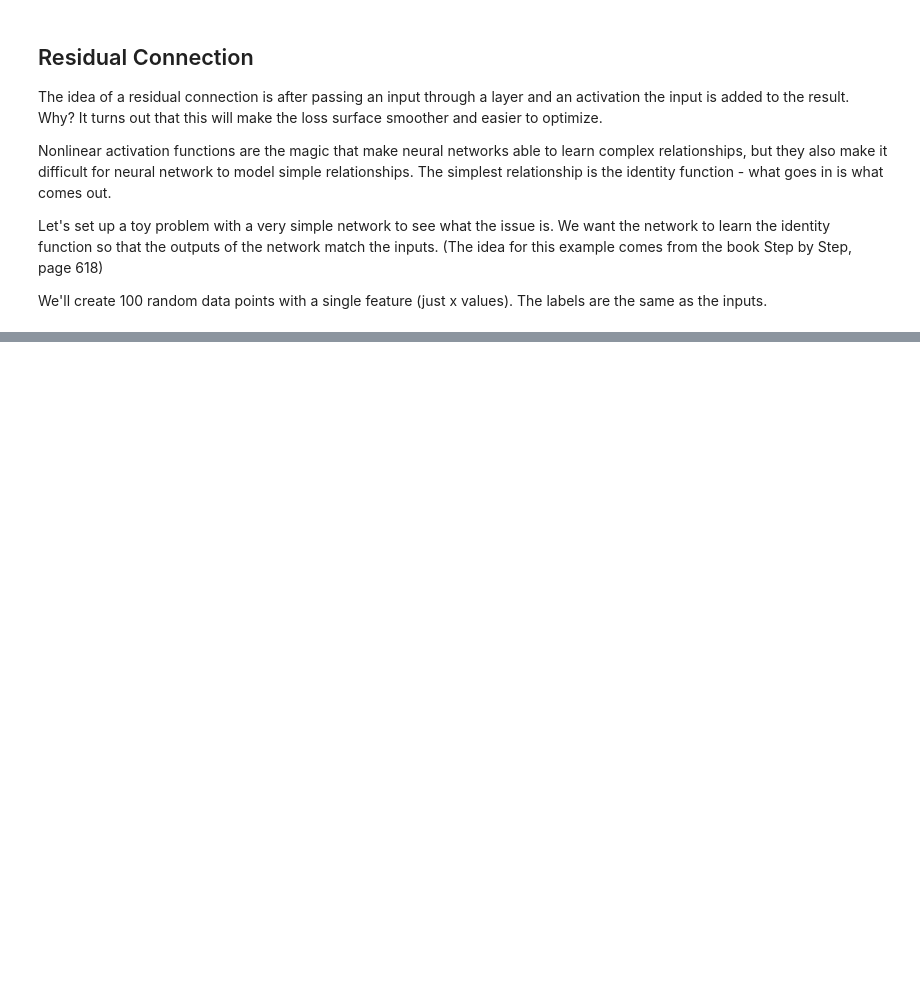
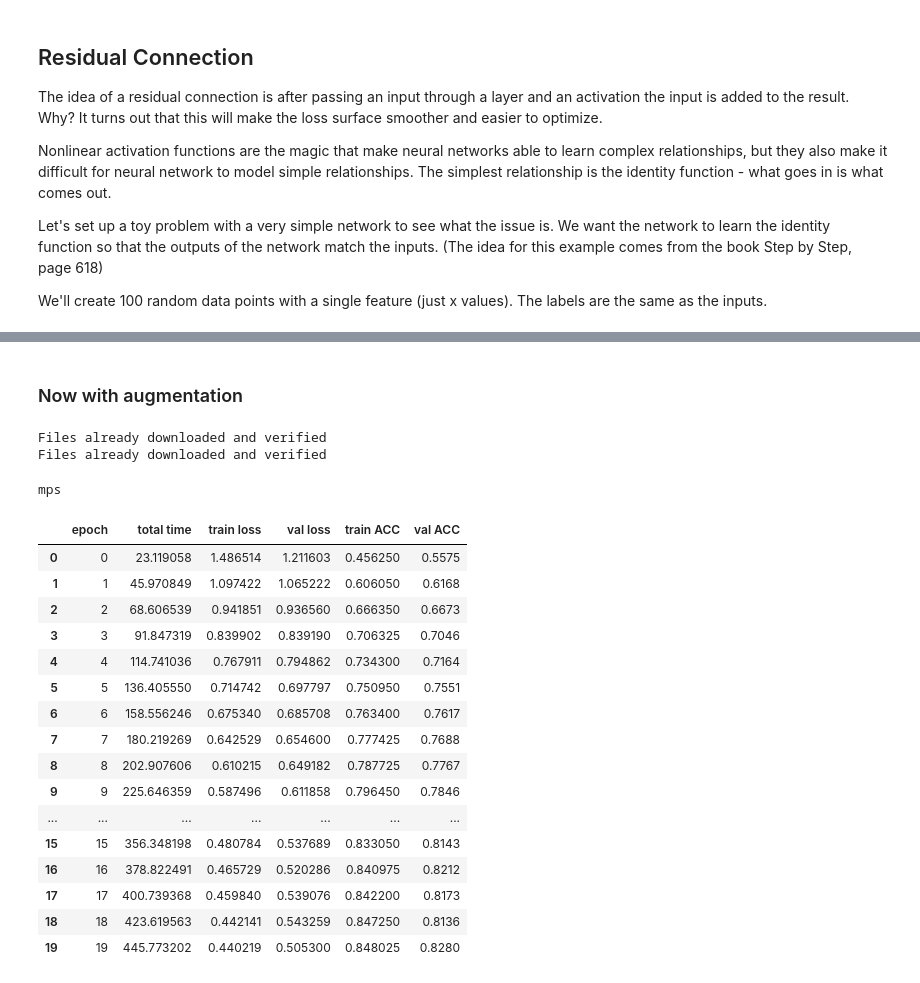
Before and after one commit to nkoranda97/DS776, a Jupyter notebook: Lesson_04/Advanced_NN.ipynb, the cells around one changed output, grey strips where cells are left out. Saved outputs shown, nothing was run; the diff lists cells and outputs as text; code cells hidden in the pictures; blank space fills up the shorter version.

```diff
--- a/Lesson_04/Advanced_NN.ipynb
+++ b/Lesson_04/Advanced_NN.ipynb
@@ -228,0 +409,70 @@ train_network(model,
+# %% [markdown]
+### Now with augmentation
+# %%
+# Mean and Std for CIFAR10 dataset
+mean = (0.4914, 0.4822, 0.4465)
+std = (0.2023, 0.1994, 0.2010)
+
+# Data augmentation and normalization for training
+transform_train = transforms.Compose([
+    transforms.RandomCrop(32, padding=4),
+    transforms.RandomHorizontalFlip(),
+    transforms.ColorJitter(brightness=0.2, contrast=0.2, saturation=0.2, hue=0.1),
+    transforms.ToTensor(),
+    transforms.Normalize(mean=mean, std=std)
+])
+
+# Normalization for testing
+transform_test = transforms.Compose([
+    transforms.ToTensor(),
+    transforms.Normalize(mean=mean, std=std)
+])
+
+train_loader, valid_loader, test_loader = create_CIFAR10_loaders(transform_train, transform_test)
+# %% [output]
+Files already downloaded and verified
+Files already downloaded and verified
+# %%
+model = MiniResNetCIFAR10()
+loss_func = nn.CrossEntropyLoss()
+optimizer = optim.AdamW(model.parameters())  # default lr=0.001, weight_decay=0.01
+
+device = get_device()
+print(device)
+
+ckpt_file = 'models/model_CIFAR10_MiniResNet_augment.pt'
+epochs = 20
+
+score_funcs = {'ACC':accuracy_score}
+
+results = train_network(model,
+                loss_func,
+                train_loader,
+                device=device,
+                val_loader=valid_loader,
+                epochs = epochs,
+                optimizer = optimizer,
+                score_funcs = {'ACC':accuracy_score},
+                checkpoint_file = ckpt_file)
+# %% [output]
+mps
+# %%
+results
+# %% [output]
+|  | epoch | total time | train loss | val loss | train ACC | val ACC |
+| 0 | 0 | 23.119058 | 1.486514 | 1.211603 | 0.456250 | 0.5575 |
+| 1 | 1 | 45.970849 | 1.097422 | 1.065222 | 0.606050 | 0.6168 |
+| 2 | 2 | 68.606539 | 0.941851 | 0.936560 | 0.666350 | 0.6673 |
+| 3 | 3 | 91.847319 | 0.839902 | 0.839190 | 0.706325 | 0.7046 |
+| 4 | 4 | 114.741036 | 0.767911 | 0.794862 | 0.734300 | 0.7164 |
+| 5 | 5 | 136.405550 | 0.714742 | 0.697797 | 0.750950 | 0.7551 |
+| 6 | 6 | 158.556246 | 0.675340 | 0.685708 | 0.763400 | 0.7617 |
+| 7 | 7 | 180.219269 | 0.642529 | 0.654600 | 0.777425 | 0.7688 |
+| 8 | 8 | 202.907606 | 0.610215 | 0.649182 | 0.787725 | 0.7767 |
+| 9 | 9 | 225.646359 | 0.587496 | 0.611858 | 0.796450 | 0.7846 |
+| ... | ... | ... | ... | ... | ... | ... |
+| 15 | 15 | 356.348198 | 0.480784 | 0.537689 | 0.833050 | 0.8143 |
+| 16 | 16 | 378.822491 | 0.465729 | 0.520286 | 0.840975 | 0.8212 |
+| 17 | 17 | 400.739368 | 0.459840 | 0.539076 | 0.842200 | 0.8173 |
+| 18 | 18 | 423.619563 | 0.442141 | 0.543259 | 0.847250 | 0.8136 |
+| 19 | 19 | 445.773202 | 0.440219 | 0.505300 | 0.848025 | 0.8280 |
```
Also changed, not shown: parts of 7 cells of this notebook, 10 other files.
